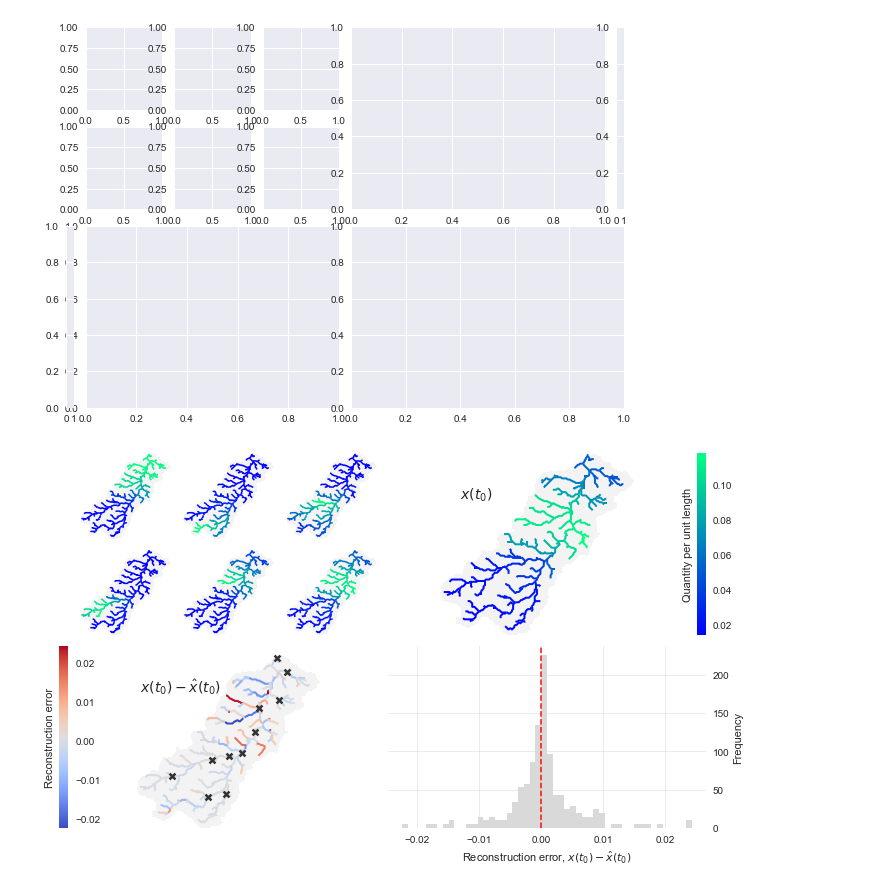
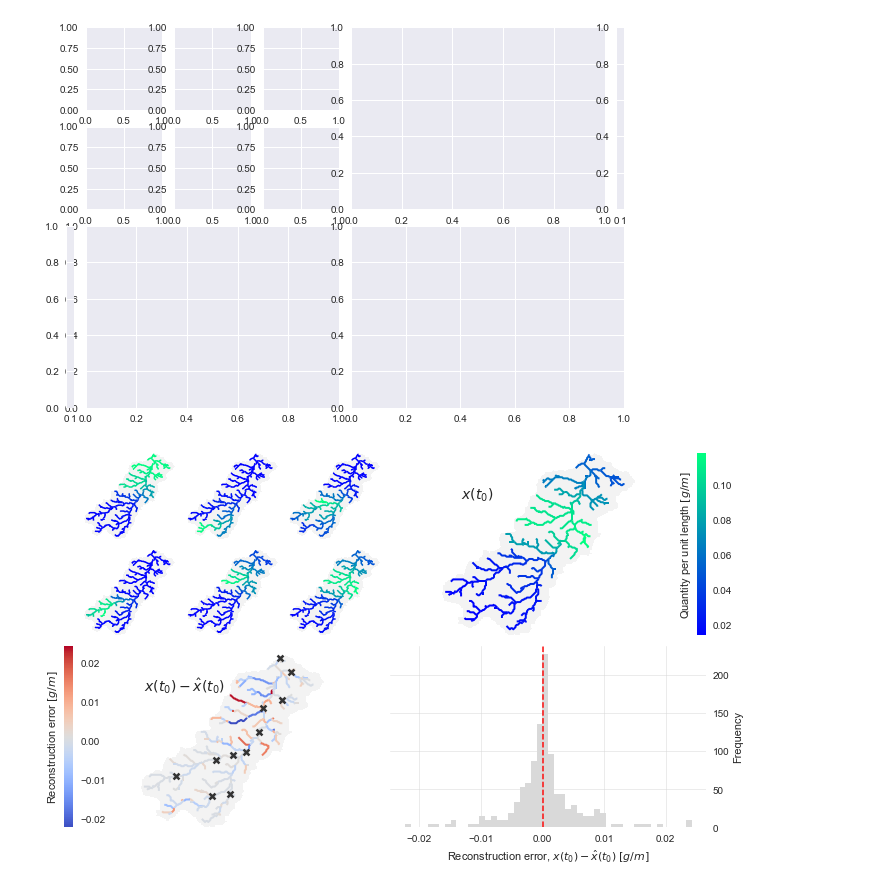
Before and after one commit to kLabUM/sensor-placement, a Jupyter notebook: notebooks/advection_diffusion_error_heat.ipynb, the cells around one changed output. Saved outputs shown, nothing was run; the diff lists cells and outputs as text; code cells hidden in the pictures.

```diff
--- a/notebooks/advection_diffusion_error_heat.ipynb
+++ b/notebooks/advection_diffusion_error_heat.ipynb
@@ -664,34 +664,35 @@ err_norm = matplotlib.colors.Normalize(vmin=mag.min(), vmax=mag.max())
 mapper = cm.ScalarMappable(norm=err_norm, cmap='coolwarm')
 colors = mapper.to_rgba(mag)
 line_segments = LineCollection(segs, colors=colors, linewidths=2)
 im = ax[7].add_collection(line_segments)
 ax[7].autoscale()
 ax[7].annotate('$x(t_0) - \hat{x}(t_0)$', (0.02, 0.75), xycoords='axes fraction', size=14)
 coords = np.asarray([geom['features'][j]['geometry']['coordinates'][0]
                      for j in ss])
 ax[7].scatter(coords[:,0], coords[:,1], zorder=2,
                    marker='x', c='0.2', s=35, edgecolor='0.1', linewidth=2.5)
 
 ax[8].set_facecolor('w')
 ax[8].hist(x0 - x0_hat_r, density=True, bins=50, facecolor='0.85', histtype='stepfilled')
 ax[8].axvline(0, c='r', linestyle='--', linewidth=1.5, alpha=0.95)
-ax[8].set_xlabel('Reconstruction error, $x(t_0) - \hat{x}(t_0)$')
+ax[8].set_xlabel('Reconstruction error, $x(t_0) - \hat{x}(t_0)$ $[g/m]$')
 ax[8].set_ylabel('Frequency')
 ax[8].yaxis.set_ticks_position('right')
 ax[8].yaxis.set_label_position('right')
 ax[8].grid(c='0.85', alpha=0.5)
 
 cb1 = matplotlib.colorbar.ColorbarBase(ax[-1], cmap='coolwarm',
                                 norm=err_norm,
-                                orientation='vertical', label='Reconstruction error')
+                                orientation='vertical', label='Reconstruction error $[g/m]$')
 
 cb1 = matplotlib.colorbar.ColorbarBase(ax[-2], cmap='winter',
                                 norm=norm,
-                                orientation='vertical', label='Quantity per unit length')
+                                orientation='vertical', label='Quantity per unit length $[g/m]$')
 
 ax[-2].yaxis.set_label_position('left')
 ax[-1].yaxis.set_label_position('left')
 
 plt.tight_layout()
+plt.savefig('reconstruction_overview_edits.png', bbox_inches='tight', dpi=200)
 # %% [output]
-[figure, old version]
+[figure, new version]
```
Also changed, not shown: parts of 1 cell of this notebook, 7 other files.
